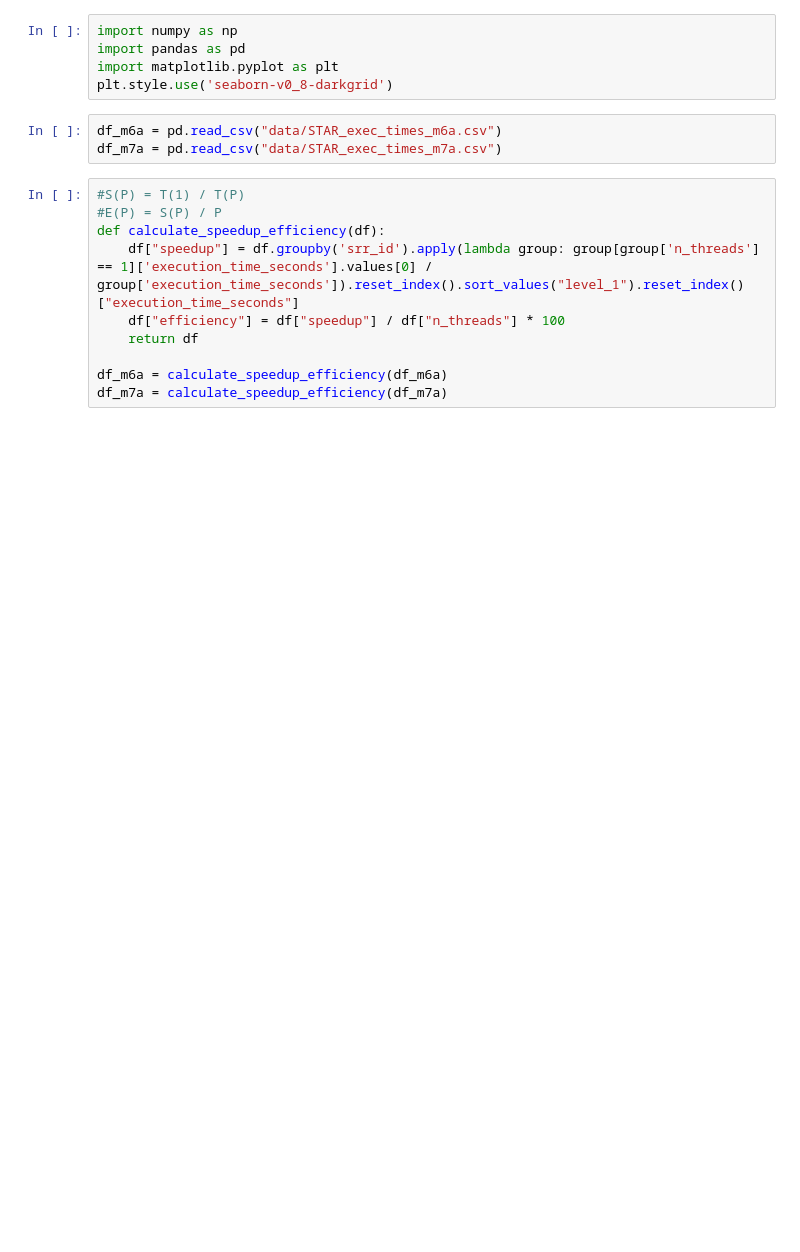
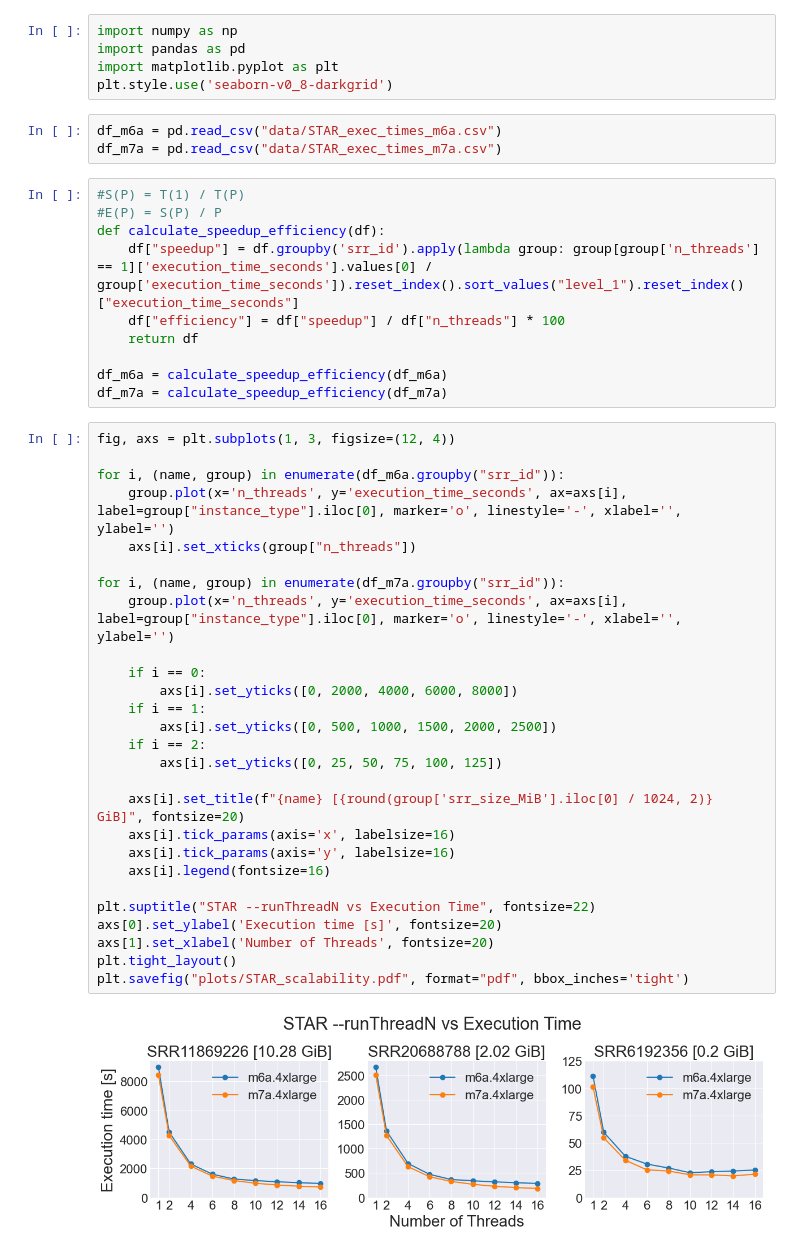
Before and after one commit to SanoScience/NearData, a Jupyter notebook: TranscriptomicsAtlas/analysis/STAR/Scalability/STAR_scalability_analysis.ipynb, the cells around one changed output. Saved outputs shown, nothing was run; the diff lists cells and outputs as text; blank space fills up the shorter version.

```diff
--- a/TranscriptomicsAtlas/analysis/STAR/Scalability/STAR_scalability_analysis.ipynb
+++ b/TranscriptomicsAtlas/analysis/STAR/Scalability/STAR_scalability_analysis.ipynb
@@ -16,6 +16,35 @@ def calculate_speedup_efficiency(df):
 
 df_m6a = calculate_speedup_efficiency(df_m6a)
 df_m7a = calculate_speedup_efficiency(df_m7a)
+# %%
+fig, axs = plt.subplots(1, 3, figsize=(12, 4))
+
+for i, (name, group) in enumerate(df_m6a.groupby("srr_id")):
+    group.plot(x='n_threads', y='execution_time_seconds', ax=axs[i], label=group["instance_type"].iloc[0], marker='o', linestyle='-', xlabel='', ylabel='')
+    axs[i].set_xticks(group["n_threads"])
+
+for i, (name, group) in enumerate(df_m7a.groupby("srr_id")):
+    group.plot(x='n_threads', y='execution_time_seconds', ax=axs[i], label=group["instance_type"].iloc[0], marker='o', linestyle='-', xlabel='', ylabel='')
+
+    if i == 0:
+        axs[i].set_yticks([0, 2000, 4000, 6000, 8000])
+    if i == 1:
+        axs[i].set_yticks([0, 500, 1000, 1500, 2000, 2500])
+    if i == 2:
+        axs[i].set_yticks([0, 25, 50, 75, 100, 125])
+
+    axs[i].set_title(f"{name} [{round(group['srr_size_MiB'].iloc[0] / 1024, 2)} GiB]", fontsize=20)
+    axs[i].tick_params(axis='x', labelsize=16)
+    axs[i].tick_params(axis='y', labelsize=16)
+    axs[i].legend(fontsize=16)
+
+plt.suptitle("STAR --runThreadN vs Execution Time", fontsize=22)
+axs[0].set_ylabel('Execution time [s]', fontsize=20)
+axs[1].set_xlabel('Number of Threads', fontsize=20)
+plt.tight_layout()
+plt.savefig("plots/STAR_scalability.pdf", format="pdf", bbox_inches='tight')
+# %% [output]
+[figure, added]
 # %%
 fig, axs = plt.subplots(1, 3, figsize=(12, 4))
 
```
Also changed, not shown: parts of 3 cells of this notebook, 12 other files.
